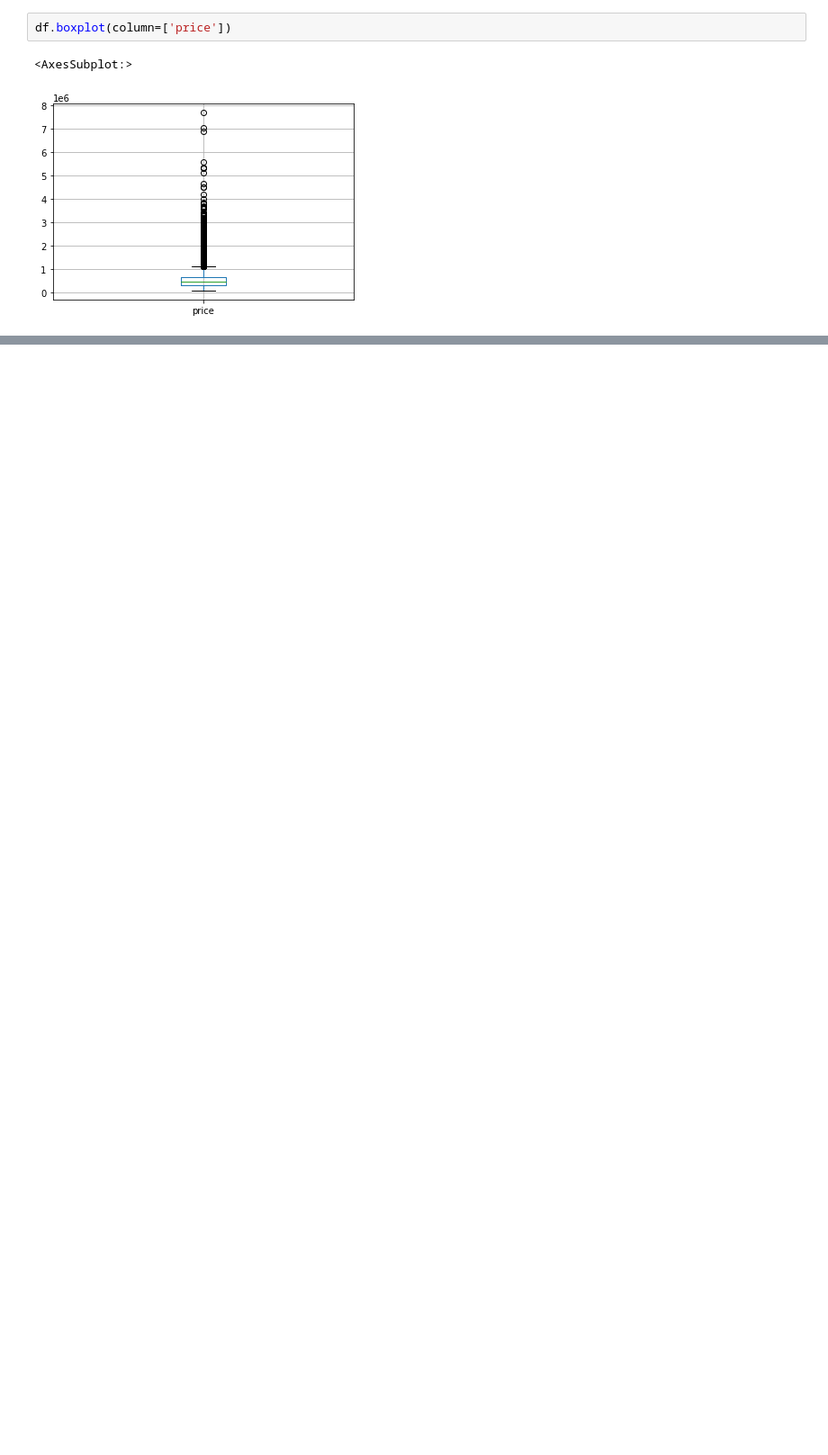
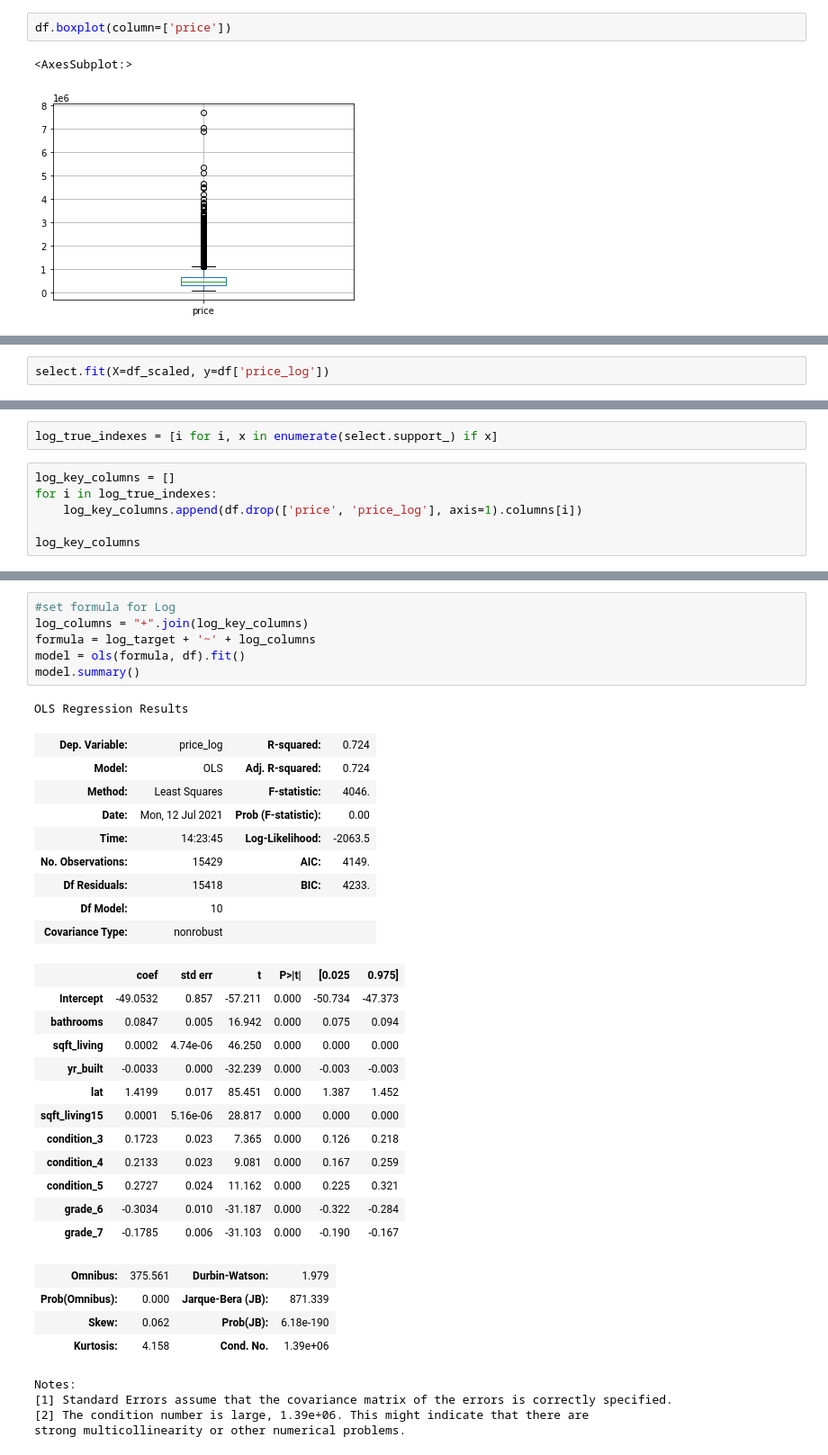
Before and after one commit to arthursjkim/King_County_Housing_Project, a Jupyter notebook: individual_notebook/arthur.ipynb, the cells around one changed output, grey strips where cells are left out. Shown at 90% size. Cells and saved outputs as stored; diff of their text form; blank space fills up the shorter version.

```diff
--- a/individual_notebook/arthur.ipynb
+++ b/individual_notebook/arthur.ipynb
@@ -99,0 +291,2 @@ df['price_log'] = np.log(df['price'])
+# %%
+select.fit(X=df_scaled, y=df['price_log'])
@@ -99,0 +304,8 @@ df['price_log'] = np.log(df['price'])
+# %%
+log_true_indexes = [i for i, x in enumerate(select.support_) if x]
+# %%
+log_key_columns = []
+for i in log_true_indexes:
+    log_key_columns.append(df.drop(['price', 'price_log'], axis=1).columns[i])
+
+log_key_columns
@@ -99,0 +371,37 @@ df['price_log'] = np.log(df['price'])
+# %%
+#set formula for Log
+log_columns = "+".join(log_key_columns)
+formula = log_target + '~' + log_columns
+model = ols(formula, df).fit()
+model.summary()
+# %% [output]
+OLS Regression Results
+| Dep. Variable: | price_log | R-squared: | 0.724 |
+| Model: | OLS | Adj. R-squared: | 0.724 |
+| Method: | Least Squares | F-statistic: | 4046. |
+| Date: | Mon, 12 Jul 2021 | Prob (F-statistic): | 0.00 |
+| Time: | 14:23:45 | Log-Likelihood: | -2063.5 |
+| No. Observations: | 15429 | AIC: | 4149. |
+| Df Residuals: | 15418 | BIC: | 4233. |
+| Df Model: | 10 |  |  |
+| Covariance Type: | nonrobust |  |  |
+|  | coef | std err | t | P>|t| | [0.025 | 0.975] |
+| Intercept | -49.0532 | 0.857 | -57.211 | 0.000 | -50.734 | -47.373 |
+| bathrooms | 0.0847 | 0.005 | 16.942 | 0.000 | 0.075 | 0.094 |
+| sqft_living | 0.0002 | 4.74e-06 | 46.250 | 0.000 | 0.000 | 0.000 |
+| yr_built | -0.0033 | 0.000 | -32.239 | 0.000 | -0.003 | -0.003 |
+| lat | 1.4199 | 0.017 | 85.451 | 0.000 | 1.387 | 1.452 |
+| sqft_living15 | 0.0001 | 5.16e-06 | 28.817 | 0.000 | 0.000 | 0.000 |
+| condition_3 | 0.1723 | 0.023 | 7.365 | 0.000 | 0.126 | 0.218 |
+| condition_4 | 0.2133 | 0.023 | 9.081 | 0.000 | 0.167 | 0.259 |
+| condition_5 | 0.2727 | 0.024 | 11.162 | 0.000 | 0.225 | 0.321 |
+| grade_6 | -0.3034 | 0.010 | -31.187 | 0.000 | -0.322 | -0.284 |
+| grade_7 | -0.1785 | 0.006 | -31.103 | 0.000 | -0.190 | -0.167 |
+| Omnibus: | 375.561 | Durbin-Watson: | 1.979 |
+| Prob(Omnibus): | 0.000 | Jarque-Bera (JB): | 871.339 |
+| Skew: | 0.062 | Prob(JB): | 6.18e-190 |
+| Kurtosis: | 4.158 | Cond. No. | 1.39e+06 |
+Notes:
+[1] Standard Errors assume that the covariance matrix of the errors is correctly specified.
+[2] The condition number is large, 1.39e+06. This might indicate that there are
+strong multicollinearity or other numerical problems.
```
Also changed, not shown: parts of 49 cells of this notebook, 4 other files.
